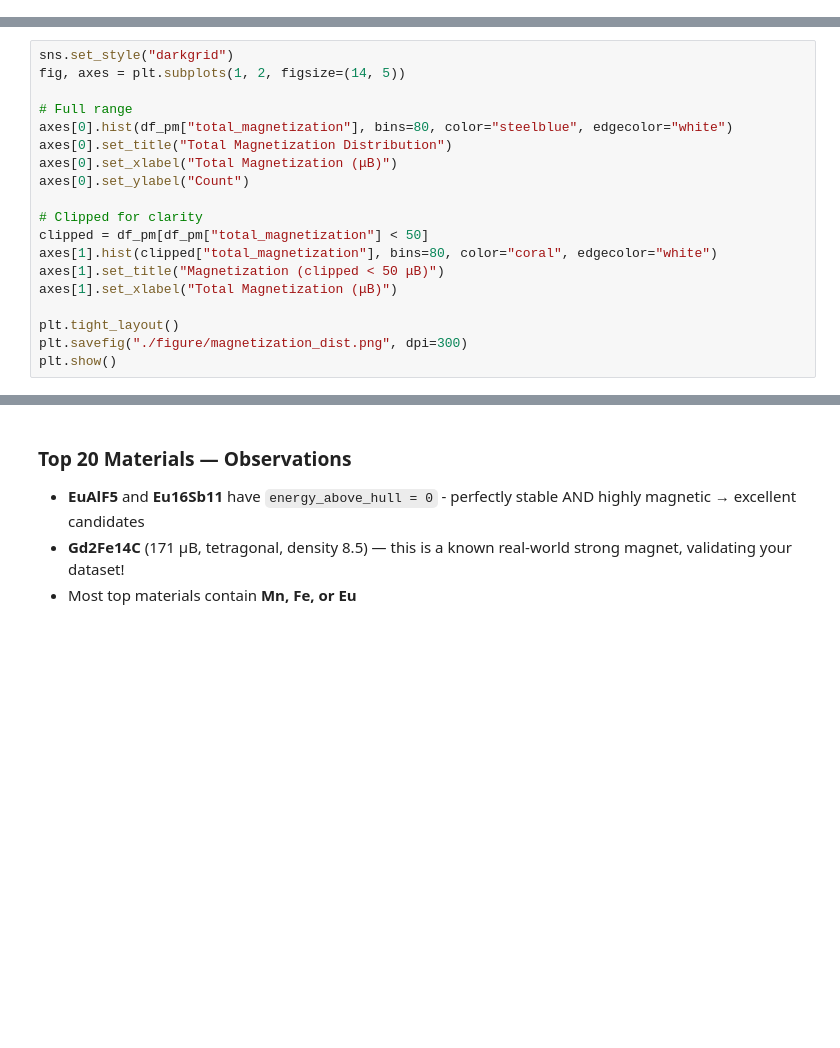
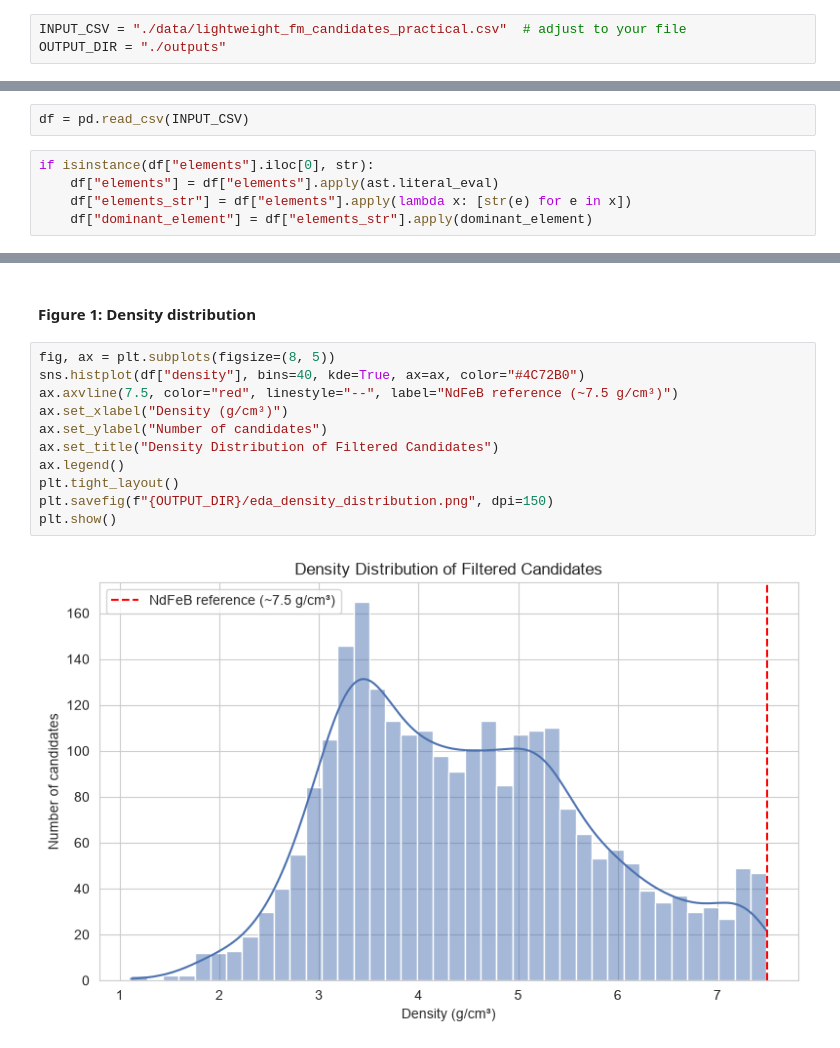
Before and after one commit to Md-Nur/MagNet-IQ, a Jupyter notebook: EDA.ipynb, the cells around one changed output, grey strips where cells are left out. Saved outputs shown, nothing was run; the diff lists cells and outputs as text; blank space fills up the shorter version.

```diff
--- a/EDA.ipynb
+++ b/EDA.ipynb
@@ -40,0 +9,3 @@ dtype: object
+# %%
+INPUT_CSV = "./data/lightweight_fm_candidates_practical.csv"  # adjust to your file
+OUTPUT_DIR = "./outputs"
@@ -41,3 +22,10 @@ dtype: object
+# %%
+df = pd.read_csv(INPUT_CSV)
+# %%
+if isinstance(df["elements"].iloc[0], str):
+    df["elements"] = df["elements"].apply(ast.literal_eval)
+    df["elements_str"] = df["elements"].apply(lambda x: [str(e) for e in x])
+    df["dominant_element"] = df["elements_str"].apply(dominant_element)
 # %%
 print("\nMissing values:\n")
 df.isnull().sum()
@@ -102,19 +71,0 @@ Permanent magnet candidates: 28472
-# %%
-sns.set_style("darkgrid")
-fig, axes = plt.subplots(1, 2, figsize=(14, 5))
-
-# Full range
-axes[0].hist(df_pm["total_magnetization"], bins=80, color="steelblue", edgecolor="white")
-axes[0].set_title("Total Magnetization Distribution")
-axes[0].set_xlabel("Total Magnetization (μB)")
-axes[0].set_ylabel("Count")
-
-# Clipped for clarity
-clipped = df_pm[df_pm["total_magnetization"] < 50]
-axes[1].hist(clipped["total_magnetization"], bins=80, color="coral", edgecolor="white")
-axes[1].set_title("Magnetization (clipped < 50 μB)")
-axes[1].set_xlabel("Total Magnetization (μB)")
-
-plt.tight_layout()
-plt.savefig("./figure/magnetization_dist.png", dpi=300)
-plt.show()
@@ -265,5 +72,15 @@ print(top_magnets.to_string(index=False))
-# %% [markdown]
-### Top 20 Materials — Observations
-- **EuAlF5** and **Eu16Sb11** have `energy_above_hull = 0` - perfectly stable AND highly magnetic → excellent candidates
-- **Gd2Fe14C** (171 μB, tetragonal, density 8.5) — this is a known real-world strong magnet, validating your dataset!
-- Most top materials contain **Mn, Fe, or Eu**
+# %% [markdown]
+#### Figure 1: Density distribution
+# %%
+fig, ax = plt.subplots(figsize=(8, 5))
+sns.histplot(df["density"], bins=40, kde=True, ax=ax, color="#4C72B0")
+ax.axvline(7.5, color="red", linestyle="--", label="NdFeB reference (~7.5 g/cm³)")
+ax.set_xlabel("Density (g/cm³)")
+ax.set_ylabel("Number of candidates")
+ax.set_title("Density Distribution of Filtered Candidates")
+ax.legend()
+plt.tight_layout()
+plt.savefig(f"{OUTPUT_DIR}/eda_density_distribution.png", dpi=150)
+plt.show()
+# %% [output]
+[figure, added]
```
Also changed, not shown: parts of 36 cells of this notebook, 18 other files.
